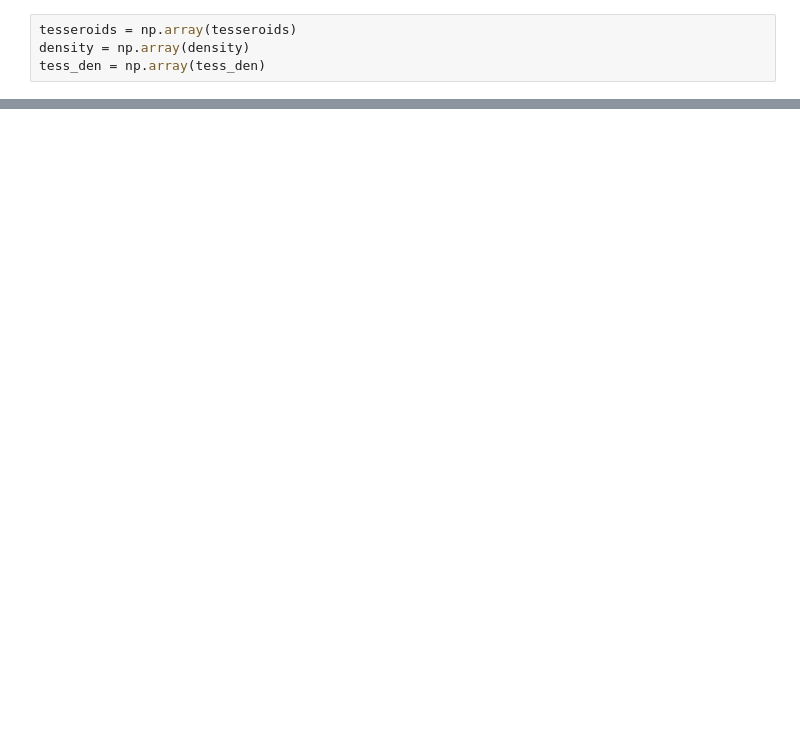
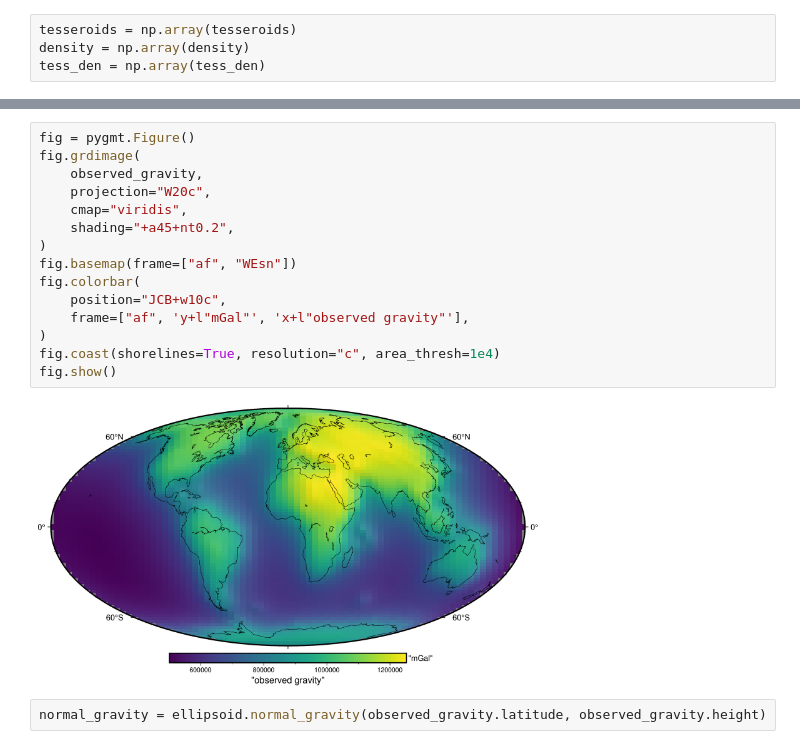
Before and after one commit to AmitavaDutta/gravity_tesseroids, a Jupyter notebook: gravity_distribution_tesseroids.ipynb, the cells around one changed output, grey strips where cells are left out. Saved outputs shown, nothing was run; the diff lists cells and outputs as text; blank space fills up the shorter version.

```diff
--- a/gravity_distribution_tesseroids.ipynb
+++ b/gravity_distribution_tesseroids.ipynb
@@ -366,0 +312,19 @@ np.shape(tesseroids)
+# %%
+fig = pygmt.Figure()
+fig.grdimage(
+    observed_gravity,
+    projection="W20c",
+    cmap="viridis",
+    shading="+a45+nt0.2",
+)
+fig.basemap(frame=["af", "WEsn"])
+fig.colorbar(
+    position="JCB+w10c",
+    frame=["af", 'y+l"mGal"', 'x+l"observed gravity"'],
+)
+fig.coast(shorelines=True, resolution="c", area_thresh=1e4)
+fig.show()
+# %% [output]
+[figure, added]
+# %%
+normal_gravity = ellipsoid.normal_gravity(observed_gravity.latitude, observed_gravity.height)
```
Also changed, not shown: parts of 25 cells of this notebook.
